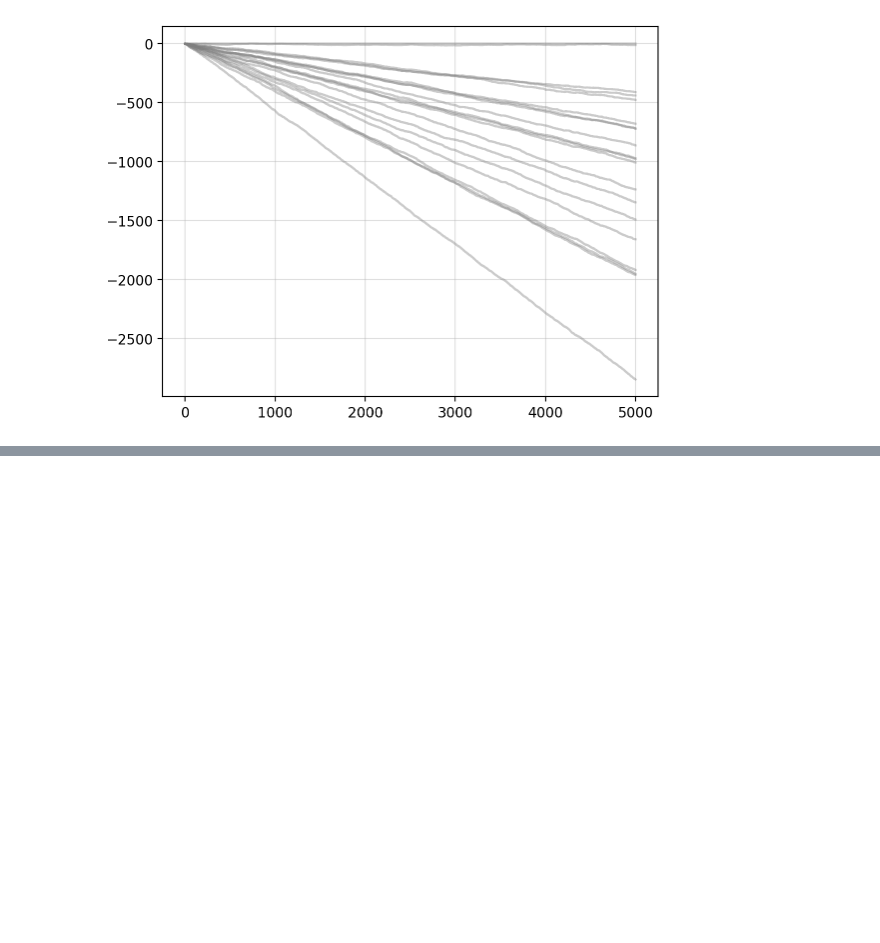
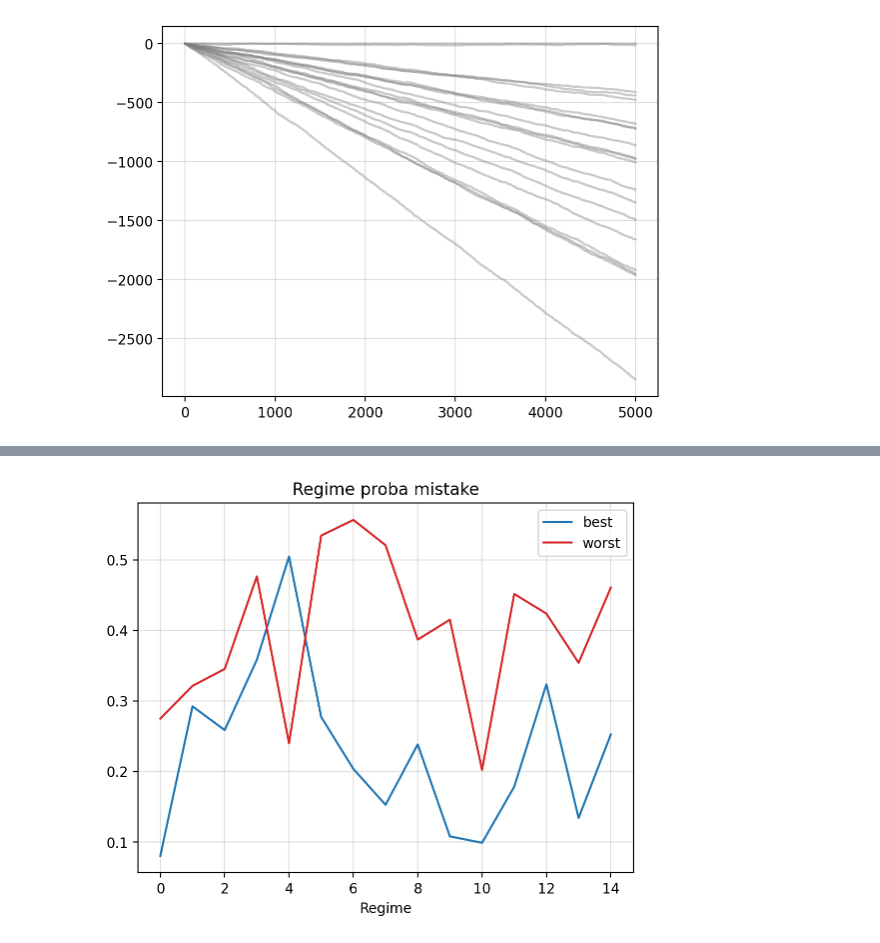
Before and after one commit to gerdm/prediction-learning-games, a Jupyter notebook: ch02-prediction-with-expert-advice/01-polynomially-weighted-average-forecaster.ipynb, the cells around one changed output, grey strips where cells are left out. Cells and saved outputs as stored; diff of their text form; code cells hidden in the pictures; blank space fills up the shorter version.

```diff
--- a/ch02-prediction-with-expert-advice/01-polynomially-weighted-average-forecaster.ipynb
+++ b/ch02-prediction-with-expert-advice/01-polynomially-weighted-average-forecaster.ipynb
@@ -129,0 +204,12 @@ plt.grid(alpha=0.4);
+# %%
+best_agent = regret_hist[-1].argmax()
+worst_agent = regret_hist[-1].argmin()
+# %%
+plt.plot(probas_mistakes[:, best_agent], c="tab:blue", label="best")
+plt.plot(probas_mistakes[:, worst_agent], c="tab:red", label="worst")
+plt.title("Regime proba mistake")
+plt.xlabel("Regime")
+plt.legend()
+plt.grid(alpha=0.4)
+# %% [output]
+[figure, added]
```
Also changed, not shown: parts of 8 cells of this notebook.
